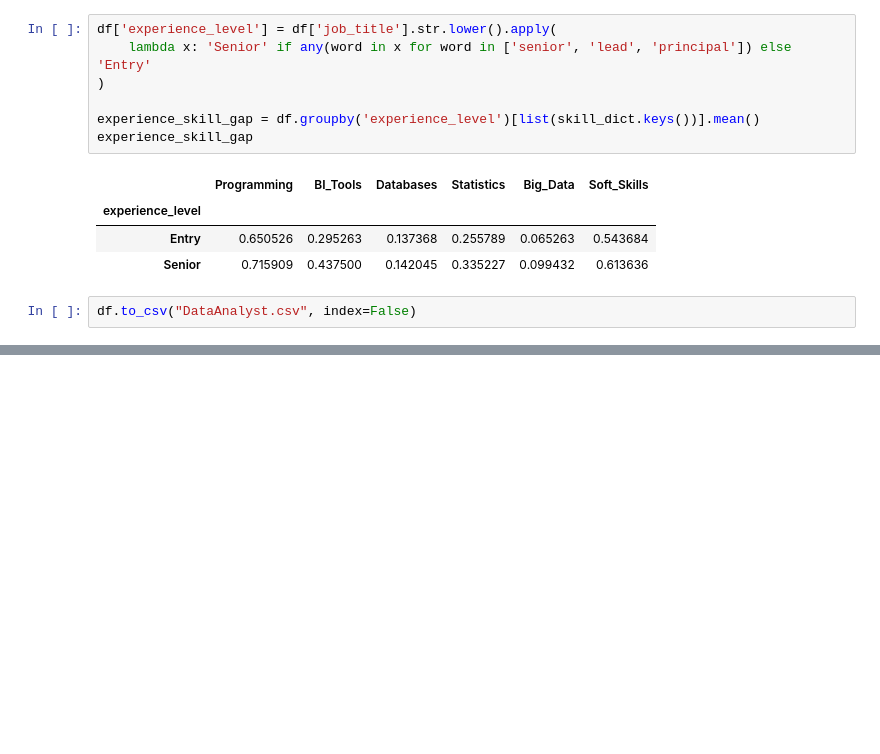
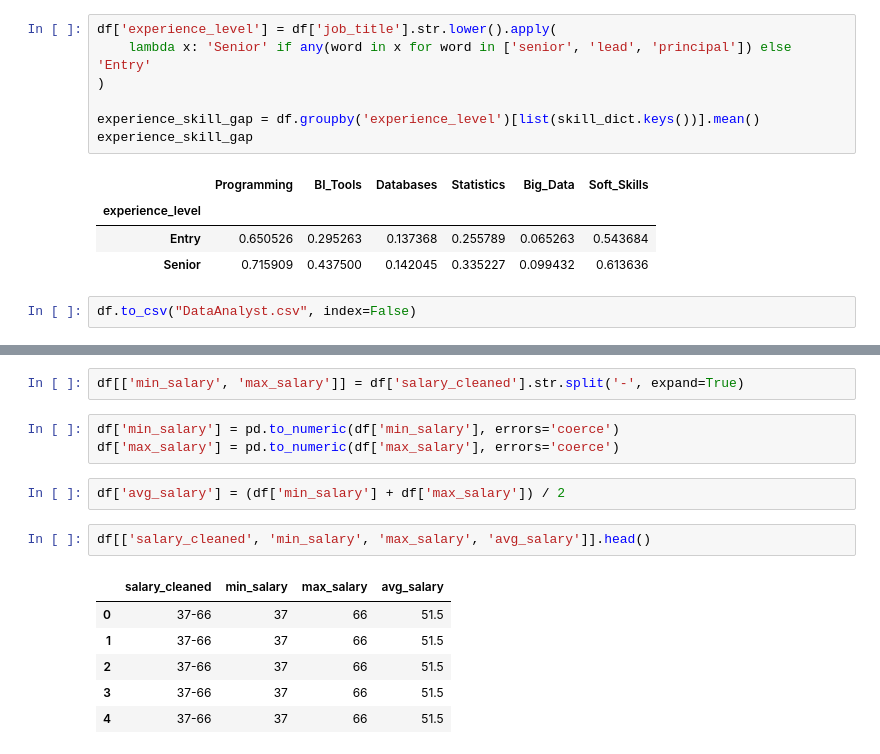
Before and after one commit to Sauleha123/Job-Market-Skill-Gap-Analysis, a Jupyter notebook: skill_gap_analysis.ipynb, the cells around one changed output, grey strips where cells are left out. Cells and saved outputs as stored; diff of their text form; blank space fills up the shorter version.

```diff
--- a/skill_gap_analysis.ipynb
+++ b/skill_gap_analysis.ipynb
@@ -134,0 +151,16 @@ df.to_csv("DataAnalyst.csv", index=False)
+# %%
+df[['min_salary', 'max_salary']] = df['salary_cleaned'].str.split('-', expand=True)
+# %%
+df['min_salary'] = pd.to_numeric(df['min_salary'], errors='coerce')
+df['max_salary'] = pd.to_numeric(df['max_salary'], errors='coerce')
+# %%
+df['avg_salary'] = (df['min_salary'] + df['max_salary']) / 2
+# %%
+df[['salary_cleaned', 'min_salary', 'max_salary', 'avg_salary']].head()
+# %% [output]
+|  | salary_cleaned | min_salary | max_salary | avg_salary |
+| 0 | 37-66 | 37 | 66 | 51.5 |
+| 1 | 37-66 | 37 | 66 | 51.5 |
+| 2 | 37-66 | 37 | 66 | 51.5 |
+| 3 | 37-66 | 37 | 66 | 51.5 |
+| 4 | 37-66 | 37 | 66 | 51.5 |
```
Also changed, not shown: parts of 14 cells of this notebook, 2 other files.
